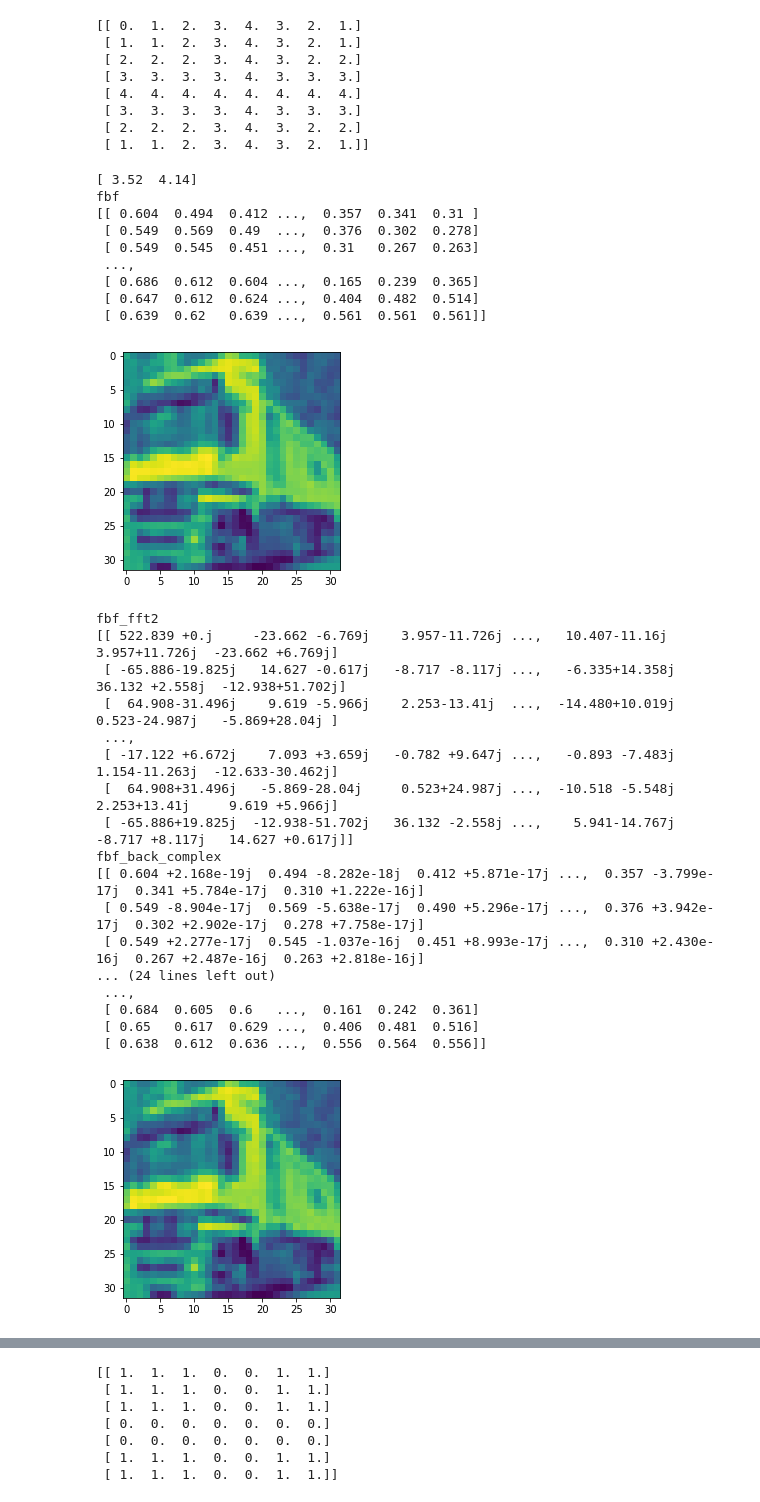
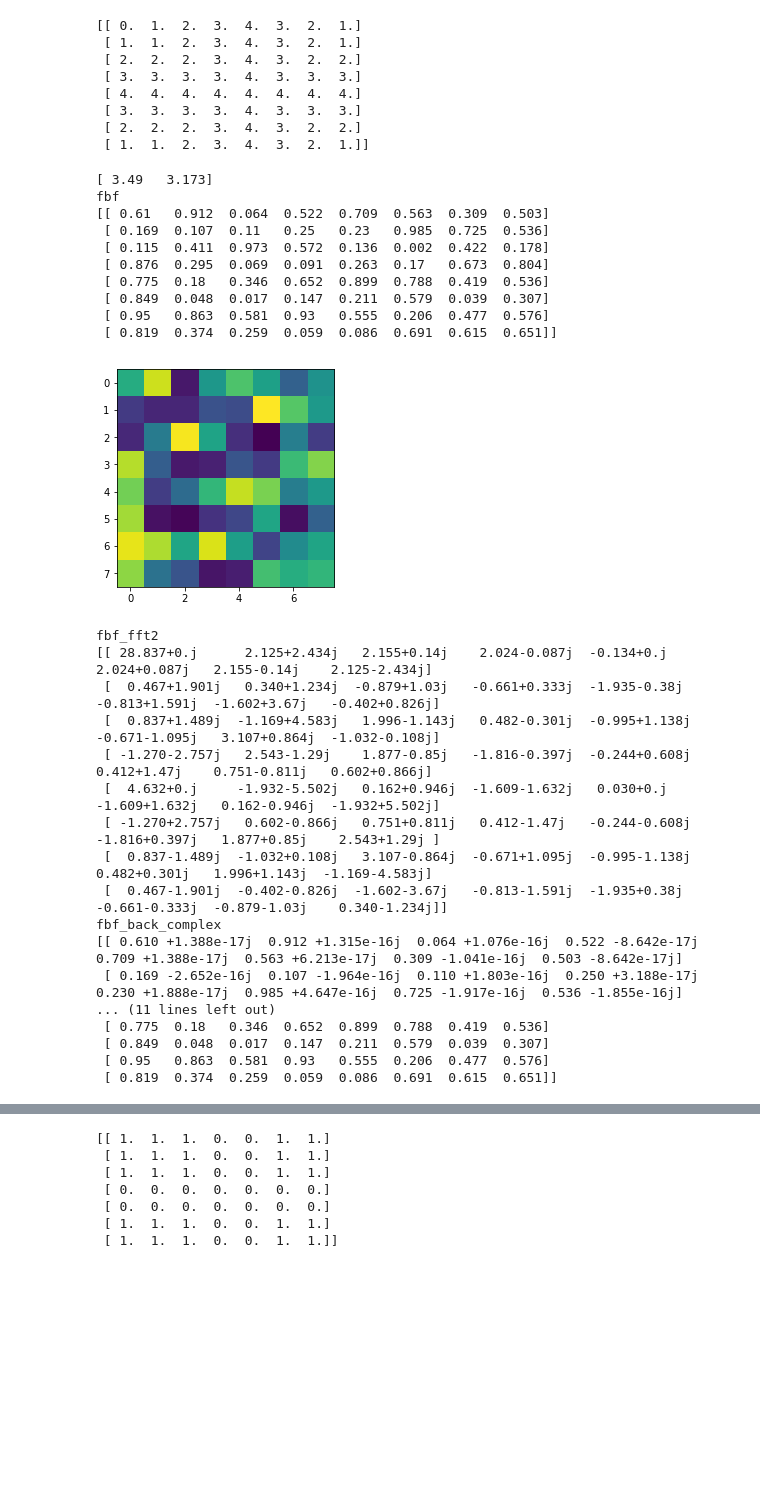
Before and after one commit to oracleofnj/spectral-repr-cnns, a Jupyter notebook: src/Frequency_Dropout_Testing.ipynb, the cells around one changed output, grey strips where cells are left out. Saved outputs shown, nothing was run; the diff lists cells and outputs as text; code cells hidden in the pictures; blank space fills up the shorter version.

```diff
--- a/src/Frequency_Dropout_Testing.ipynb
+++ b/src/Frequency_Dropout_Testing.ipynb
@@ -111,8 +123,6 @@ print(mu)
 
 fbf = np.exp(-0.5 * (xs - mu[0]) ** 2) * np.exp(-0.5 * (ys - mu[1]) ** 2)
 fbf = np.random.uniform(size=(8,8))
-
-fbf = images[1,:,:,0]
 print('fbf')
 print(fbf)
 plt.imshow(fbf)
@@ -127,57 +137,57 @@ fbf_back = np.real(fbf_back_complex)
 print('fbf_back')
 print(fbf_back)
 fbf_trunc = fbf_fft2.copy()
 fbf_trunc[:,16] = 0
 fbf_trunc[16,:] = 0
 fbf_back_trunc_complex = np.fft.ifft2(fbf_trunc)
 print('fbf_back_trunc_complex')
 print(fbf_back_trunc_complex)
 fbf_back_trunc = np.real(fbf_back_trunc_complex)
 print('fbf_back_trunc')
 print(fbf_back_trunc)
 plt.imshow(fbf_back_trunc)
 plt.show()
 
 print(np.min(fbf))
 print(np.max(fbf))
 print(np.mean(fbf))
 print(np.std(fbf))
 print()
 print(np.min(fbf_back_trunc))
 print(np.max(fbf_back_trunc))
 print(np.mean(fbf_back_trunc))
 print(np.std(fbf_back_trunc))
 print()
 print(np.min(fbf_back_trunc - fbf))
 print(np.max(fbf_back_trunc - fbf))
 print(np.mean(fbf_back_trunc - fbf))
 print(np.std(fbf_back_trunc - fbf))
 # %% [output]
-[ 3.52  4.14]
+[ 3.49   3.173]
 fbf
-[[ 0.604  0.494  0.412 ...,  0.357  0.341  0.31 ]
- [ 0.549  0.569  0.49  ...,  0.376  0.302  0.278]
- [ 0.549  0.545  0.451 ...,  0.31   0.267  0.263]
- ...,
- [ 0.686  0.612  0.604 ...,  0.165  0.239  0.365]
- [ 0.647  0.612  0.624 ...,  0.404  0.482  0.514]
- [ 0.639  0.62   0.639 ...,  0.561  0.561  0.561]]
+[[ 0.61   0.912  0.064  0.522  0.709  0.563  0.309  0.503]
+ [ 0.169  0.107  0.11   0.25   0.23   0.985  0.725  0.536]
+ [ 0.115  0.411  0.973  0.572  0.136  0.002  0.422  0.178]
+ [ 0.876  0.295  0.069  0.091  0.263  0.17   0.673  0.804]
+ [ 0.775  0.18   0.346  0.652  0.899  0.788  0.419  0.536]
+ [ 0.849  0.048  0.017  0.147  0.211  0.579  0.039  0.307]
+ [ 0.95   0.863  0.581  0.93   0.555  0.206  0.477  0.576]
+ [ 0.819  0.374  0.259  0.059  0.086  0.691  0.615  0.651]]
-[figure, old version]
+[figure, new version]
 fbf_fft2
-[[ 522.839 +0.j     -23.662 -6.769j    3.957-11.726j ...,   10.407-11.16j     3.957+11.726j  -23.662 +6.769j]
- [ -65.886-19.825j   14.627 -0.617j   -8.717 -8.117j ...,   -6.335+14.358j   36.132 +2.558j  -12.938+51.702j]
- [  64.908-31.496j    9.619 -5.966j    2.253-13.41j  ...,  -14.480+10.019j    0.523-24.987j   -5.869+28.04j ]
- ...,
- [ -17.122 +6.672j    7.093 +3.659j   -0.782 +9.647j ...,   -0.893 -7.483j    1.154-11.263j  -12.633-30.462j]
- [  64.908+31.496j   -5.869-28.04j     0.523+24.987j ...,  -10.518 -5.548j    2.253+13.41j     9.619 +5.966j]
- [ -65.886+19.825j  -12.938-51.702j   36.132 -2.558j ...,    5.941-14.767j   -8.717 +8.117j   14.627 +0.617j]]
+[[ 28.837+0.j      2.125+2.434j   2.155+0.14j    2.024-0.087j  -0.134+0.j      2.024+0.087j   2.155-0.14j    2.125-2.434j]
+ [  0.467+1.901j   0.340+1.234j  -0.879+1.03j   -0.661+0.333j  -1.935-0.38j   -0.813+1.591j  -1.602+3.67j   -0.402+0.826j]
+ [  0.837+1.489j  -1.169+4.583j   1.996-1.143j   0.482-0.301j  -0.995+1.138j  -0.671-1.095j   3.107+0.864j  -1.032-0.108j]
+ [ -1.270-2.757j   2.543-1.29j    1.877-0.85j   -1.816-0.397j  -0.244+0.608j   0.412+1.47j    0.751-0.811j   0.602+0.866j]
+ [  4.632+0.j     -1.932-5.502j   0.162+0.946j  -1.609-1.632j   0.030+0.j     -1.609+1.632j   0.162-0.946j  -1.932+5.502j]
+ [ -1.270+2.757j   0.602-0.866j   0.751+0.811j   0.412-1.47j   -0.244-0.608j  -1.816+0.397j   1.877+0.85j    2.543+1.29j ]
+ [  0.837-1.489j  -1.032+0.108j   3.107-0.864j  -0.671+1.095j  -0.995-1.138j   0.482+0.301j   1.996+1.143j  -1.169-4.583j]
+ [  0.467-1.901j  -0.402-0.826j  -1.602-3.67j   -0.813-1.591j  -1.935+0.38j   -0.661-0.333j  -0.879-1.03j    0.340-1.234j]]
 fbf_back_complex
-[[ 0.604 +2.168e-19j  0.494 -8.282e-18j  0.412 +5.871e-17j ...,  0.357 -3.799e-17j  0.341 +5.784e-17j  0.310 +1.222e-16j]
- [ 0.549 -8.904e-17j  0.569 -5.638e-17j  0.490 +5.296e-17j ...,  0.376 +3.942e-17j  0.302 +2.902e-17j  0.278 +7.758e-17j]
- [ 0.549 +2.277e-17j  0.545 -1.037e-16j  0.451 +8.993e-17j ...,  0.310 +2.430e-16j  0.267 +2.487e-16j  0.263 +2.818e-16j]
-... (24 lines left out)
- ...,
- [ 0.684  0.605  0.6   ...,  0.161  0.242  0.361]
- [ 0.65   0.617  0.629 ...,  0.406  0.481  0.516]
- [ 0.638  0.612  0.636 ...,  0.556  0.564  0.556]]
+[[ 0.610 +1.388e-17j  0.912 +1.315e-16j  0.064 +1.076e-16j  0.522 -8.642e-17j  0.709 +1.388e-17j  0.563 +6.213e-17j  0.309 -1.041e-16j  0.503 -8.642e-17j]
+ [ 0.169 -2.652e-16j  0.107 -1.964e-16j  0.110 +1.803e-16j  0.250 +3.188e-17j  0.230 +1.888e-17j  0.985 +4.647e-16j  0.725 -1.917e-16j  0.536 -1.855e-16j]
+... (11 lines left out)
+ [ 0.775  0.18   0.346  0.652  0.899  0.788  0.419  0.536]
+ [ 0.849  0.048  0.017  0.147  0.211  0.579  0.039  0.307]
+ [ 0.95   0.863  0.581  0.93   0.555  0.206  0.477  0.576]
+ [ 0.819  0.374  0.259  0.059  0.086  0.691  0.615  0.651]]
-[figure, removed]
```
Also changed, not shown: parts of 3 cells of this notebook.
